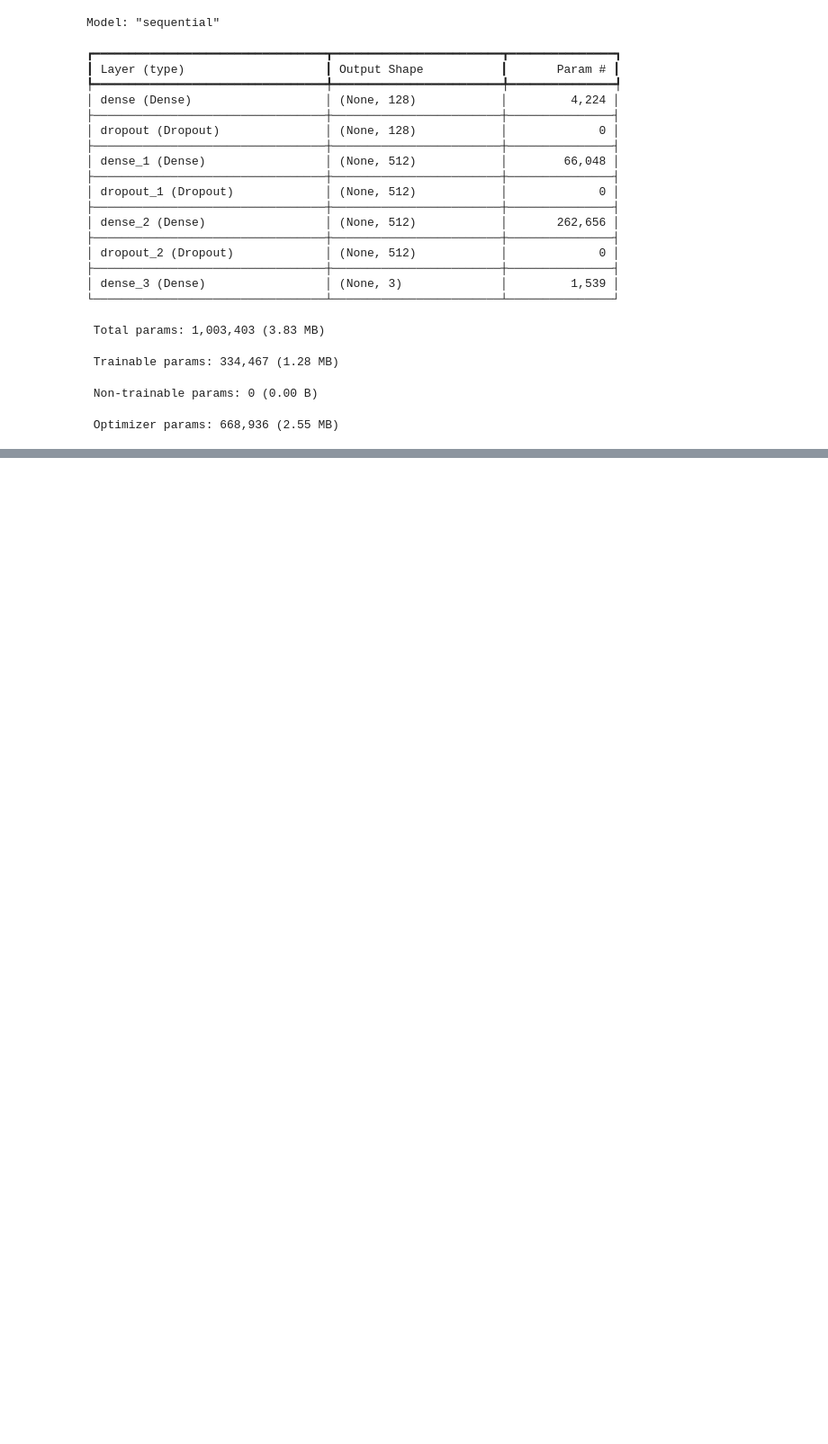
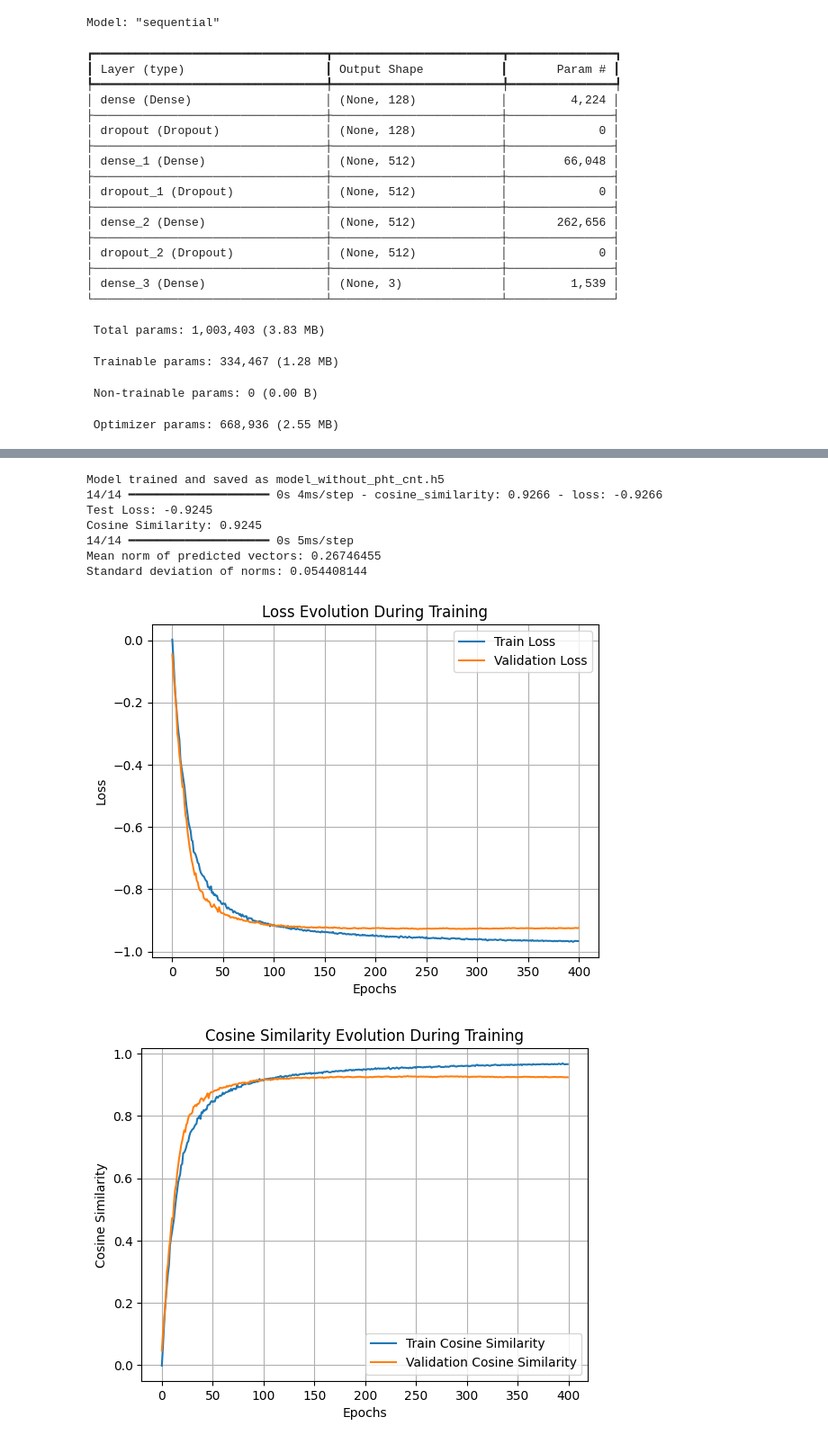
Before and after one commit to PHYS549/group_project_2025, a Jupyter notebook: demo/fermi_position_predictor.ipynb, the cells around one changed output, grey strips where cells are left out. Shown at 90% size. Drawn from its saved outputs; the diff is of its cells as text; code cells hidden in the pictures; blank space fills up the shorter version.

```diff
--- a/demo/fermi_position_predictor.ipynb
+++ b/demo/fermi_position_predictor.ipynb
@@ -279,0 +383,41 @@ Model: "sequential"
+# %%
+# This time, we test model trained without photon count data
+# Load data again
+fermi_data = create_dataframe_and_name_column_from_data_files(data_type='fermi')
+input_columns = Orientation_columns + TRIG_columns
+
+X_scaled, X_train_scaled, X_test_scaled, y, y_train, y_test = process_data(fermi_data, input_columns)
+# %%
+# Define model with Dropout
+Dropout_rate = 0.05
+model_without_pht_cnt = Sequential([
+    Dense(128, input_dim=X_train_scaled.shape[1], activation='relu'),
+    Dropout(Dropout_rate),
+    Dense(512, activation='relu'),
+    Dropout(Dropout_rate),
+    Dense(512, activation='relu'),
+    Dropout(Dropout_rate),
+    Dense(3, activation=None),  # Output layer, no activation
+])
+
+# Compile model
+model_without_pht_cnt.compile(
+    optimizer=Adam(learning_rate=0.00002),
+    loss=cosine_similarity_loss,
+    metrics=[CosineSimilarity(name='cosine_similarity')]
+)
+# %%
+# Train model
+history_without_pht_cnt = model_without_pht_cnt.fit(
+    X_train_scaled, y_train,
+    epochs=400,
+    batch_size=16,
+    validation_data=(X_test_scaled, y_test)
+)
+model_without_pht_cnt_path = "model_without_pht_cnt.h5"
+# Save the trained model
+model_without_pht_cnt.save(model_without_pht_cnt_path)
+print(f"Model trained and saved as {model_without_pht_cnt_path}")
+
+train_acc_no_pht_cnt, val_acc_no_pht_cnt = evaluate_model_and_plot_accurracy(model_without_pht_cnt, history_without_pht_cnt, X_test_scaled, y_test)
+# %% [output]
@@ -279,0 +442,9 @@ Model: "sequential"
+Model trained and saved as model_without_pht_cnt.h5
+14/14 ━━━━━━━━━━━━━━━━━━━━ 0s 4ms/step - cosine_similarity: 0.9266 - loss: -0.9266
+Test Loss: -0.9245
+Cosine Similarity: 0.9245
+14/14 ━━━━━━━━━━━━━━━━━━━━ 0s 5ms/step
+Mean norm of predicted vectors: 0.26746455
+Standard deviation of norms: 0.054408144
+[figure, added]
+[figure, added]
```
Also changed, not shown: parts of 16 cells of this notebook, 1 other file.
